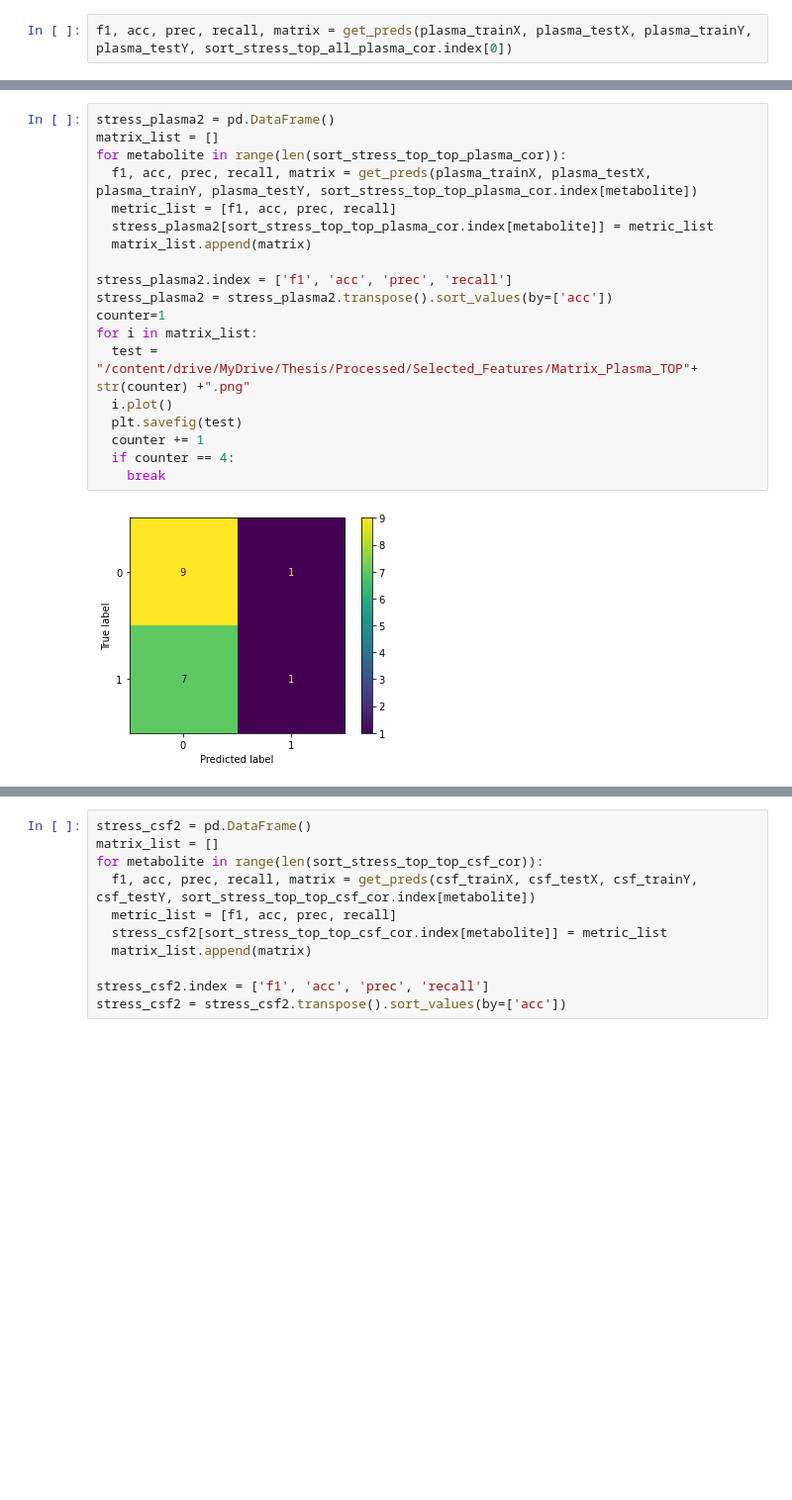
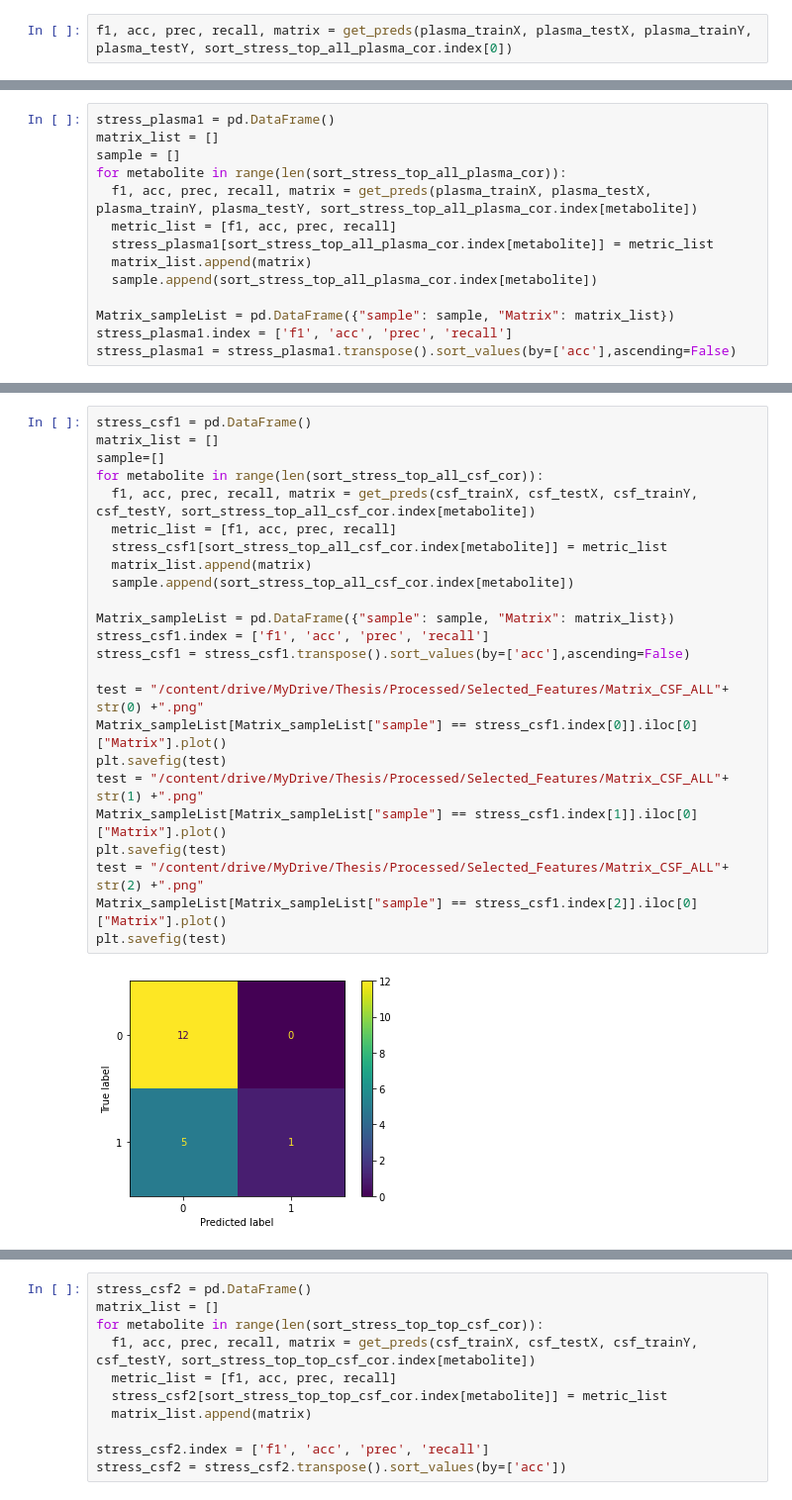
Before and after one commit to squinton-gcu/Data-Science, a Jupyter notebook: Thesis/Modules/Predictive_Analysis_Module.ipynb, the cells around one changed output, grey strips where cells are left out. Shown: that part at 99% size. Drawn from its saved outputs; the diff is of its cells as text; blank space fills up the shorter version.

```diff
--- a/Thesis/Modules/Predictive_Analysis_Module.ipynb
+++ b/Thesis/Modules/Predictive_Analysis_Module.ipynb
@@ -80,0 +90,14 @@ f1, acc, prec, recall, matrix = get_preds(plasma_trainX, plasma_testX, plasma_tr
+# %%
+stress_plasma1 = pd.DataFrame()
+matrix_list = []
+sample = []
+for metabolite in range(len(sort_stress_top_all_plasma_cor)):
+  f1, acc, prec, recall, matrix = get_preds(plasma_trainX, plasma_testX, plasma_trainY, plasma_testY, sort_stress_top_all_plasma_cor.index[metabolite])
+  metric_list = [f1, acc, prec, recall]
+  stress_plasma1[sort_stress_top_all_plasma_cor.index[metabolite]] = metric_list
+  matrix_list.append(matrix)
+  sample.append(sort_stress_top_all_plasma_cor.index[metabolite])
+
+Matrix_sampleList = pd.DataFrame({"sample": sample, "Matrix": matrix_list})
+stress_plasma1.index = ['f1', 'acc', 'prec', 'recall']
+stress_plasma1 = stress_plasma1.transpose().sort_values(by=['acc'],ascending=False)
@@ -105,21 +139,26 @@ for i in matrix_list:
 # %%
-stress_plasma2 = pd.DataFrame()
+stress_csf1 = pd.DataFrame()
 matrix_list = []
-for metabolite in range(len(sort_stress_top_top_plasma_cor)):
-  f1, acc, prec, recall, matrix = get_preds(plasma_trainX, plasma_testX, plasma_trainY, plasma_testY, sort_stress_top_top_plasma_cor.index[metabolite])
+sample=[]
+for metabolite in range(len(sort_stress_top_all_csf_cor)):
+  f1, acc, prec, recall, matrix = get_preds(csf_trainX, csf_testX, csf_trainY, csf_testY, sort_stress_top_all_csf_cor.index[metabolite])
   metric_list = [f1, acc, prec, recall]
-  stress_plasma2[sort_stress_top_top_plasma_cor.index[metabolite]] = metric_list
+  stress_csf1[sort_stress_top_all_csf_cor.index[metabolite]] = metric_list
   matrix_list.append(matrix)
+  sample.append(sort_stress_top_all_csf_cor.index[metabolite])
 
-stress_plasma2.index = ['f1', 'acc', 'prec', 'recall']
-stress_plasma2 = stress_plasma2.transpose().sort_values(by=['acc'])
-counter=1
-for i in matrix_list:
-  test = "/content/drive/MyDrive/Thesis/Processed/Selected_Features/Matrix_Plasma_TOP"+ str(counter) +".png"
-  i.plot()
-  plt.savefig(test)
-  counter += 1
-  if counter == 4:
-    break
+Matrix_sampleList = pd.DataFrame({"sample": sample, "Matrix": matrix_list})
+stress_csf1.index = ['f1', 'acc', 'prec', 'recall']
+stress_csf1 = stress_csf1.transpose().sort_values(by=['acc'],ascending=False)
+
+test = "/content/drive/MyDrive/Thesis/Processed/Selected_Features/Matrix_CSF_ALL"+ str(0) +".png"
+Matrix_sampleList[Matrix_sampleList["sample"] == stress_csf1.index[0]].iloc[0]["Matrix"].plot()
+plt.savefig(test)
+test = "/content/drive/MyDrive/Thesis/Processed/Selected_Features/Matrix_CSF_ALL"+ str(1) +".png"
+Matrix_sampleList[Matrix_sampleList["sample"] == stress_csf1.index[1]].iloc[0]["Matrix"].plot()
+plt.savefig(test)
+test = "/content/drive/MyDrive/Thesis/Processed/Selected_Features/Matrix_CSF_ALL"+ str(2) +".png"
+Matrix_sampleList[Matrix_sampleList["sample"] == stress_csf1.index[2]].iloc[0]["Matrix"].plot()
+plt.savefig(test)
 # %% [output]
-[figure, old version]
+[figure, new version]
```
Also changed, not shown: parts of 6 cells of this notebook.
